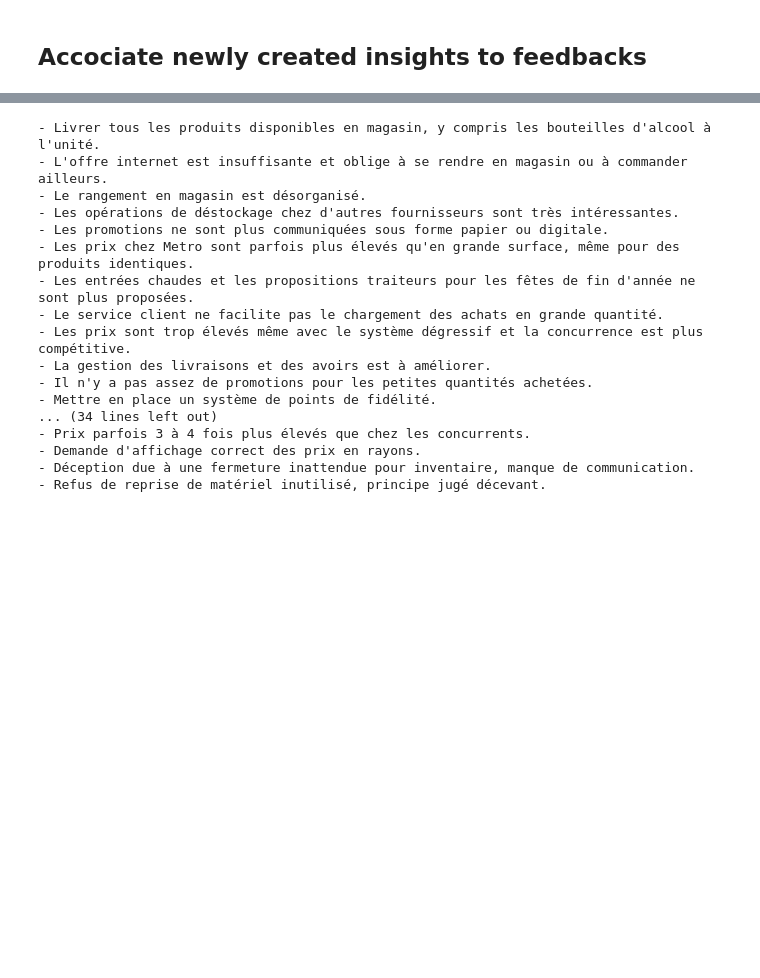
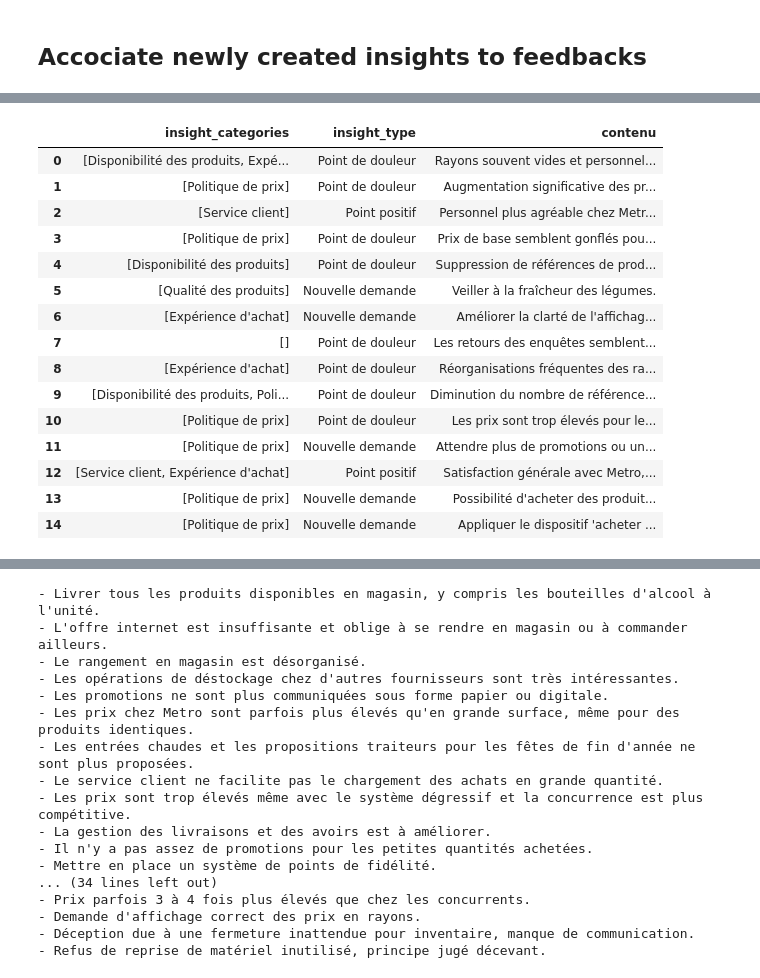
Before and after one commit to ArnaudGardille/Feedback-Analysis, a Jupyter notebook: pipeline.ipynb, the cells around one changed output, grey strips where cells are left out. Cells and saved outputs as stored; diff of their text form; code cells hidden in the pictures; blank space fills up the shorter version.

```diff
--- a/pipeline.ipynb
+++ b/pipeline.ipynb
@@ -50,7 +50,7 @@ import instructor
 openai.api_key = "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"
 # %%
 MAX_RETRIES = 0
-TEMPERATURE = 0.3
+TEMPERATURE = 0 #0.3
 # %% [markdown]
 ## Useful functions
 # %%
@@ -110,6 +110,7 @@ def columns_to_string(df, column_title, column_desc, add_index=False):
 def convert_text_to_constants(text):
     text = remove_accents(text)
     text = re.sub(r"([a-z])([A-Z]+)", r"\1_\2", text.upper())
+    text = re.sub(r"'", "_", text)
     return re.sub(r" ", "_", text)
 
 text = "Point positif"
@@ -163,9 +164,9 @@ async def get_analysis(prompt, response_model):
         )
     return response #.choices[0].message.content
 
-def apply_async_analysis(prompts, response_model):
-    if type(response_model) is not list:
-        response_models = [response_model for _ in prompts]
+def apply_async_analysis(prompts, response_models):
+    if type(response_models) is not list:
+        response_models = [response_models for _ in prompts]
     loop = asyncio.get_event_loop()
     tasks = [loop.create_task(get_analysis(prompt, response_model)) for (prompt, response_model) in zip(prompts, response_models)]
     res =  loop.run_until_complete(asyncio.gather(*tasks))
@@ -462,10 +463,17 @@ L'ordre des retours est aléatoire, et ne doit pas avoir d'impact sur ton analys
 Si cela est possible, associe à chaque insight les catégories qui correspondent.
 Il est possible que l'insight ne soit associé à aucune catégorie.
 
+Les catégories suivies de leurs description sont:
+{insight_categories}
+
 Étape 3 - Type des insights
-Associe à chaque insight son type.
+Associe à chaque insight son type. Les types suivies de leurs description sont:
+{insight_types}
 
-"{feedbacks}"
+Voici les retours à traiter:
+
+{feedbacks}
+
 """)
 
 #Les catégories suivies de leurs description sont:
@@ -559,0 +671,19 @@ AttributeError: 'InsightsList' object has no attribute 'index'
+# %%
+list_batch_insights_df[-1]
+# %% [output]
+|  | insight_categories | insight_type | contenu |
+| 0 | [Disponibilité des produits, Expé... | Point de douleur | Rayons souvent vides et personnel... |
+| 1 | [Politique de prix] | Point de douleur | Augmentation significative des pr... |
+| 2 | [Service client] | Point positif | Personnel plus agréable chez Metr... |
+| 3 | [Politique de prix] | Point de douleur | Prix de base semblent gonflés pou... |
+| 4 | [Disponibilité des produits] | Point de douleur | Suppression de références de prod... |
+| 5 | [Qualité des produits] | Nouvelle demande | Veiller à la fraîcheur des légumes. |
+| 6 | [Expérience d'achat] | Nouvelle demande | Améliorer la clarté de l'affichag... |
+| 7 | [] | Point de douleur | Les retours des enquêtes semblent... |
+| 8 | [Expérience d'achat] | Point de douleur | Réorganisations fréquentes des ra... |
+| 9 | [Disponibilité des produits, Poli... | Point de douleur | Diminution du nombre de référence... |
+| 10 | [Politique de prix] | Point de douleur | Les prix sont trop élevés pour le... |
+| 11 | [Politique de prix] | Nouvelle demande | Attendre plus de promotions ou un... |
+| 12 | [Service client, Expérience d'achat] | Point positif | Satisfaction générale avec Metro,... |
+| 13 | [Politique de prix] | Nouvelle demande | Possibilité d'acheter des produit... |
+| 14 | [Politique de prix] | Nouvelle demande | Appliquer le dispositif 'acheter ... |
```
Also changed, not shown: parts of 15 cells of this notebook.
